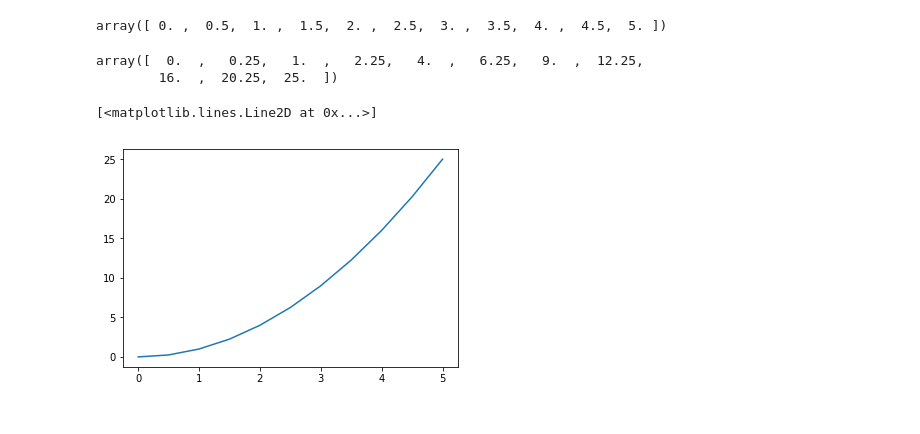
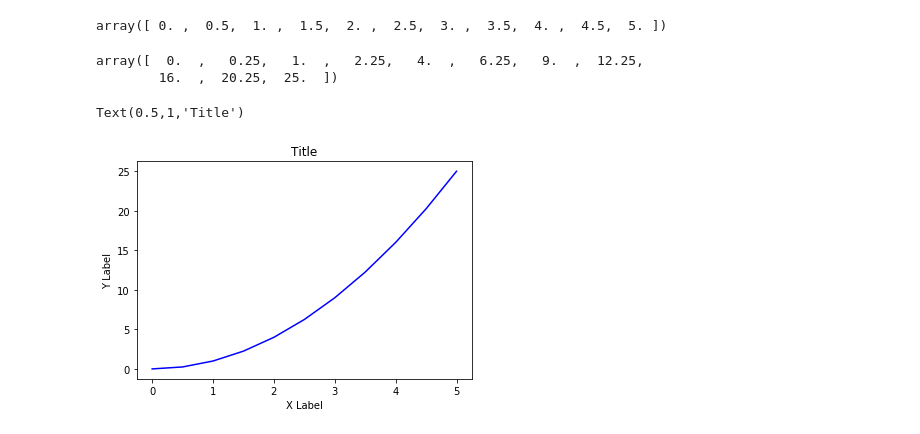
Before and after one commit to DarriusWrightGD/python-stock-trading, a Jupyter notebook: 04-Visualization-Matplotlib-Pandas/04-01-Matplotlib/Basics.ipynb, the cells around one changed output. Cells and saved outputs as stored; diff of their text form; code cells hidden in the pictures.

Commit message:
Plotting vis

```diff
--- a/04-Visualization-Matplotlib-Pandas/04-01-Matplotlib/Basics.ipynb
+++ b/04-Visualization-Matplotlib-Pandas/04-01-Matplotlib/Basics.ipynb
@@ -7,10 +7,11 @@ import numpy as np
 # %%
 x = np.linspace(0,5,11)
 y = x ** 2
-# %%
-x
-# %% [output]
-array([ 0. ,  0.5,  1. ,  1.5,  2. ,  2.5,  3. ,  3.5,  4. ,  4.5,  5. ])
+# %%
+x[0] = 0
+x
+# %% [output]
+array([ 0. ,  0.5,  1. ,  1.5,  2. ,  2.5,  3. ,  3.5,  4. ,  4.5,  5. ])
 # %%
 y
 # %% [output]
@@ -18,7 +19,10 @@ array([  0.  ,   0.25,   1.  ,   2.25,   4.  ,   6.25,   9.  ,  12.25,
         16.  ,  20.25,  25.  ])
 # %%
 #functional
-plt.plot(x,y)
+plt.plot(x,y,'b-')
+plt.xlabel('X Label')
+plt.ylabel('Y Label')
+plt.title('Title')
 # %% [output]
-[<matplotlib.lines.Line2D at 0x...>]
+Text(0.5,1,'Title')
-[figure, old version]
+[figure, new version]
```
Also changed, not shown: parts of 7 cells of this notebook, 2 other files.
